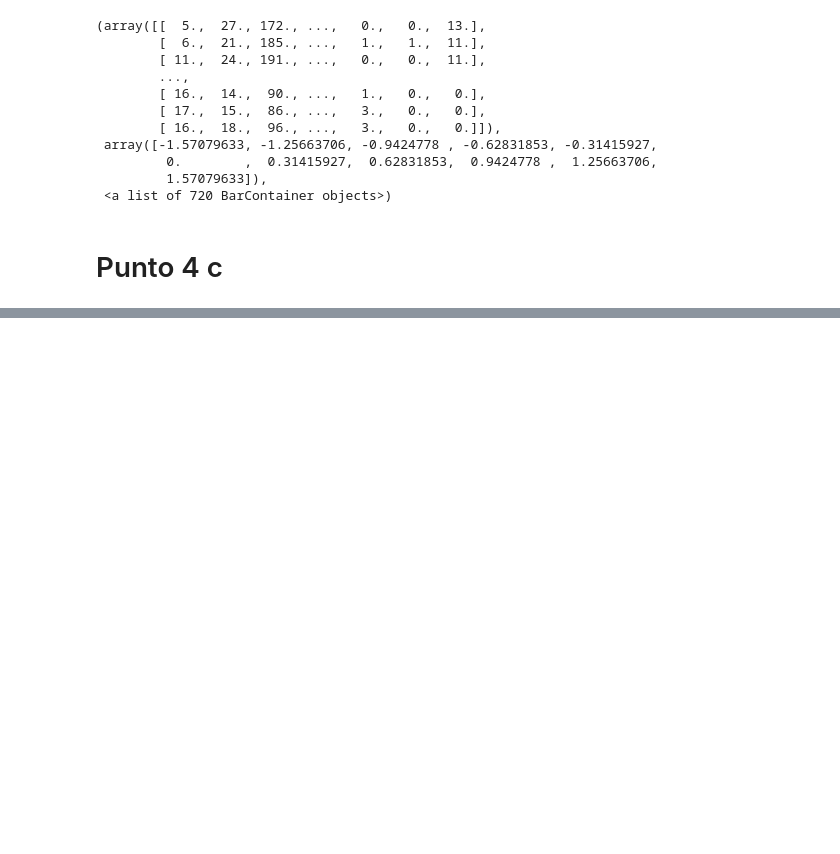
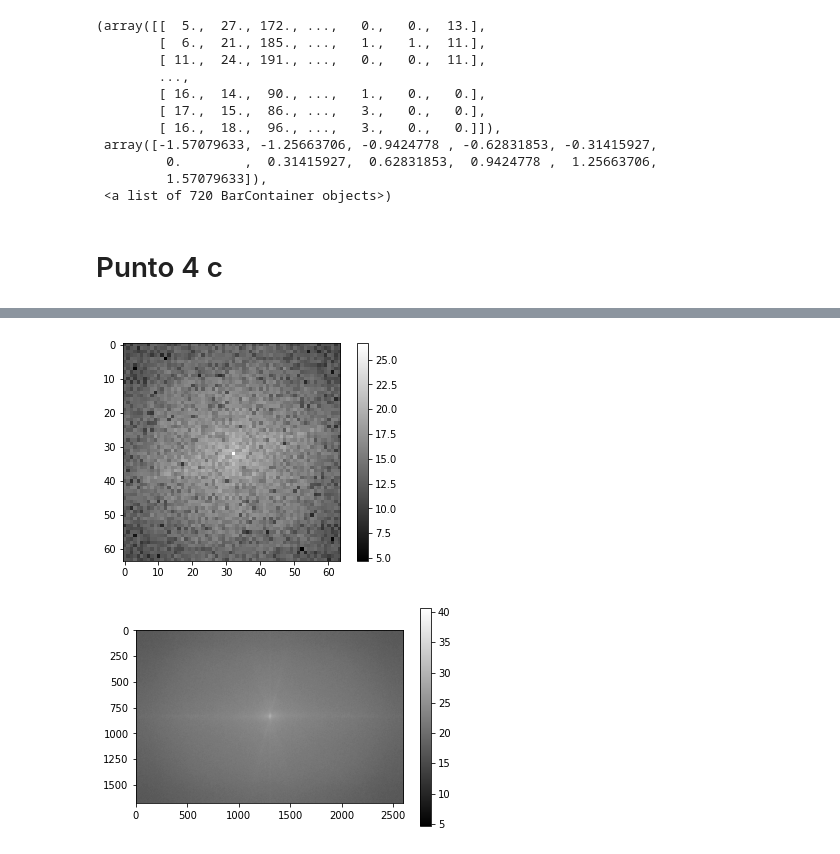
Before and after one commit to bdbejarc/Instrumentos-Opticos, a Jupyter notebook: Entrega_01/Entrega_01.ipynb, the cells around one changed output, grey strips where cells are left out. Cells and saved outputs as stored; diff of their text form; code cells hidden in the pictures; blank space fills up the shorter version.

```diff
--- a/Entrega_01/Entrega_01.ipynb
+++ b/Entrega_01/Entrega_01.ipynb
@@ -158,0 +214,12 @@ plt.hist(np.angle(a))
+# %%
+fft_gray_waly = np.fft.fftn(gray_img_waly)
+ffts_gray_waly = np.fft.fftshift(fft_gray_waly)
+
+fft_gray_gu = np.fft.fftn(gray_img_gu)
+ffts_gray_gu = np.fft.fftshift(fft_gray_gu)
+
+fun_ploteo_complejo(ffts_gray_waly, "I", 0)
+fun_ploteo_complejo(ffts_gray_gu, "I", 0)
+# %% [output]
+[figure, added]
+[figure, added]
```
Also changed, not shown: parts of 12 cells of this notebook.
